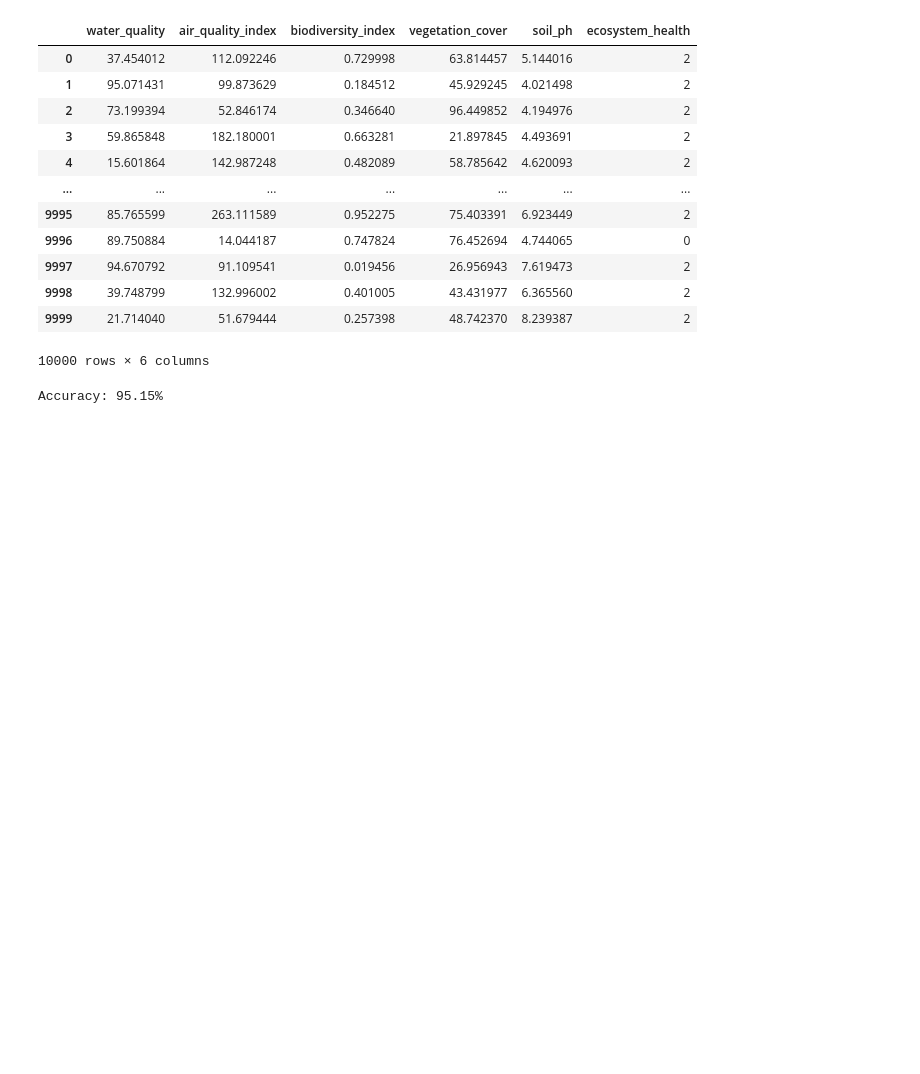
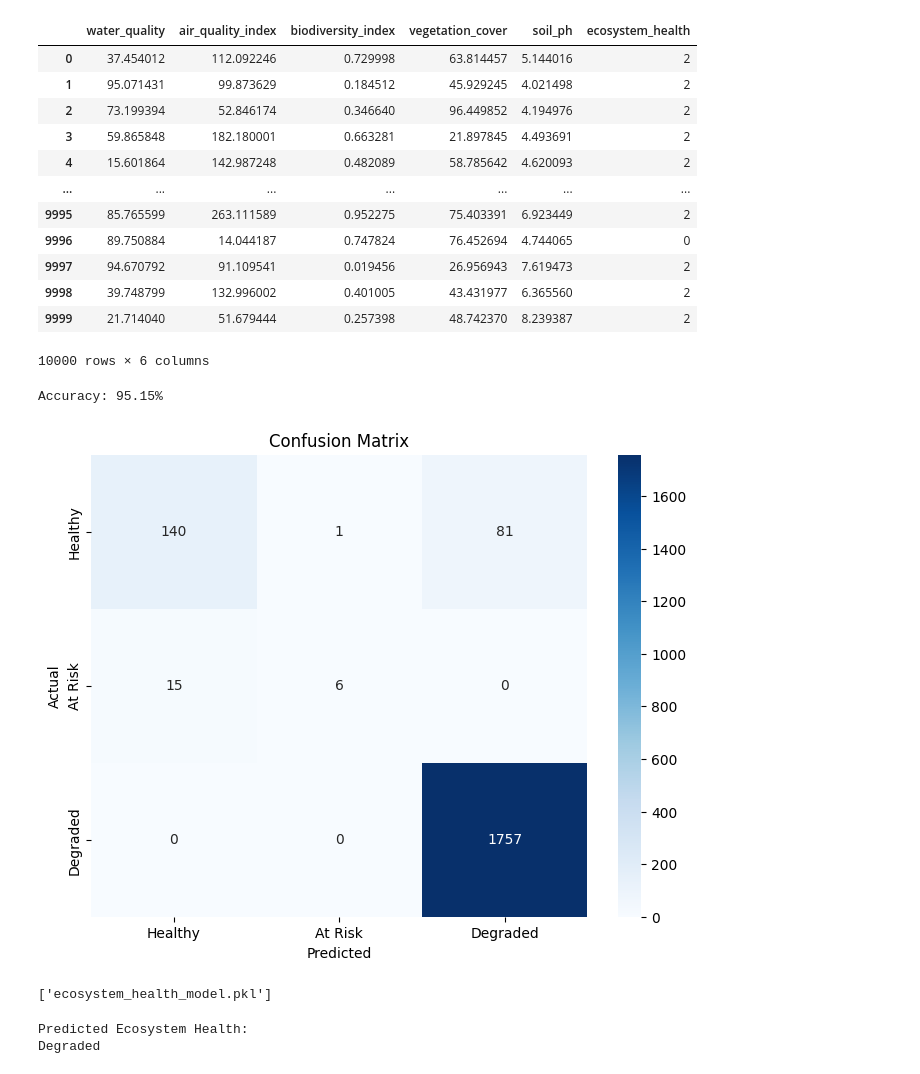
Before and after one commit to Atharvadethe/Sustainability_AI_Course_2.0, a Jupyter notebook: day-7/naive-bayes/NB#1.ipynb, the cells around one changed output. Drawn from its saved outputs; the diff is of its cells as text; code cells hidden in the pictures; blank space fills up the shorter version.

```diff
--- a/day-7/naive-bayes/NB#1.ipynb
+++ b/day-7/naive-bayes/NB#1.ipynb
@@ -81,3 +81,39 @@ accuracy = accuracy_score(y_test, y_pred)
 print(f'Accuracy: {accuracy * 100:.2f}%')
 # %% [output]
 Accuracy: 95.15%
+# %%
+#confusion matrix
+cm = confusion_matrix(y_test, y_pred)
+plt.figure(figsize=(8, 6))
+sns.heatmap(cm, annot=True, fmt='d', cmap='Blues', xticklabels=['Healthy', 'At Risk', 'Degraded'], yticklabels=['Healthy', 'At Risk', 'Degraded'])
+plt.title('Confusion Matrix')
+plt.xlabel('Predicted')
+plt.ylabel('Actual')
+plt.show()
+# %% [output]
+[figure, added]
+# %%
+#save the model
+import joblib
+joblib.dump(gnb, 'ecosystem_health_model.pkl')
+# %% [output]
+['ecosystem_health_model.pkl']
+# %%
+wq = float(input("Enter water quality index: "))
+aqi = float(input("Enter air quality index: "))
+biodiversity = float(input("Enter biodiversity index: "))
+veg_cover = float(input("Enter vegetation cover index: "))
+soil_ph = float(input("Enter soil pH index: "))
+# Predict the ecosystem health based on user input
+user_input = np.array([[wq, aqi, biodiversity, veg_cover, soil_ph]])
+predicted_health = gnb.predict(user_input)
+print("Predicted Ecosystem Health:")
+if predicted_health == 1:
+    print("Healthy")
+elif predicted_health == 0:
+    print("At Risk")
+elif predicted_health == 2:
+    print("Degraded")
+# %% [output]
+Predicted Ecosystem Health:
+Degraded
```
